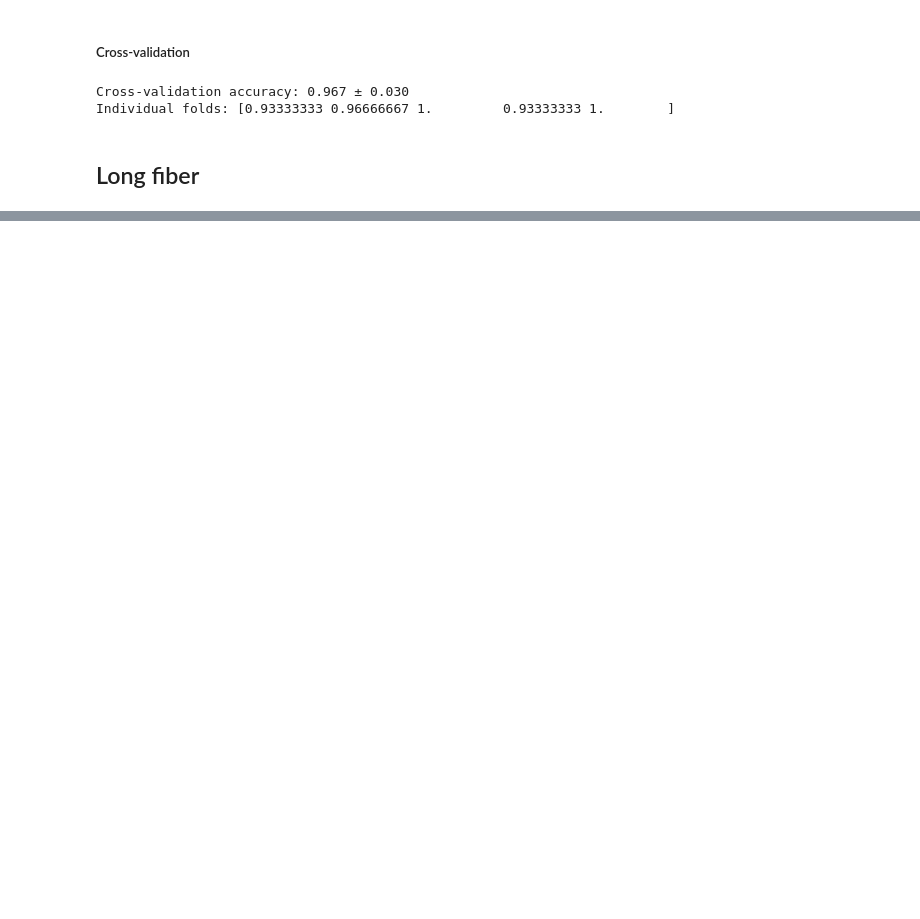
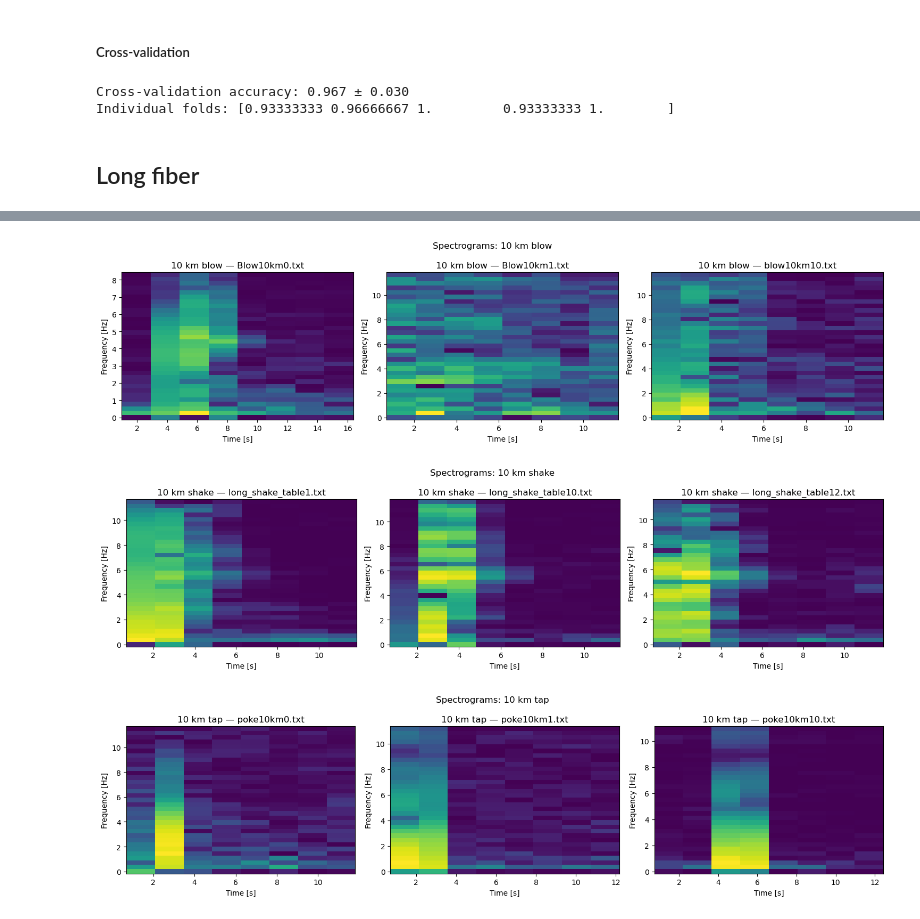
Before and after one commit to leac-1/Fagprojekt-ML, a Jupyter notebook: ML for classification/fft_ML.ipynb, the cells around one changed output, grey strips where cells are left out. Cells and saved outputs as stored; diff of their text form; code cells hidden in the pictures; blank space fills up the shorter version.

```diff
--- a/ML for classification/fft_ML.ipynb
+++ b/ML for classification/fft_ML.ipynb
@@ -261,0 +214,27 @@ FAILED: readME.txt — index 0 is out of bounds for axis 0 with size 0
+# %%
+def plot_spectrograms(folder, label, n=3):
+    files = sorted(Path(folder).glob("*.txt"))[:n]
+    fig, axes = plt.subplots(1, n, figsize=(5*n, 4))
+
+    for ax, file in zip(axes, files):
+        t, signal = load_and_interpolate(file)
+        dt = np.mean(np.diff(t))
+        fs = 1 / dt
+
+        f, tt, Sxx = spectrogram(signal, fs=fs, nperseg=64, noverlap=32)
+        ax.pcolormesh(tt, f, 10*np.log10(Sxx + 1e-10), cmap="viridis")
+        ax.set_xlabel("Time [s]")
+        ax.set_ylabel("Frequency [Hz]")
+        ax.set_title(f"{label} — {file.name}")
+
+    plt.suptitle(f"Spectrograms: {label}")
+    plt.tight_layout()
+    plt.show()
+
+plot_spectrograms("Saved data/10km_blow", "10 km blow")
+plot_spectrograms("Saved data/10km_shake_table", "10 km shake")
+plot_spectrograms("Saved data/10km_tap", "10 km tap")
+# %% [output]
+[figure, added]
+[figure, added]
+[figure, added]
```
Also changed, not shown: parts of 7 cells of this notebook.
